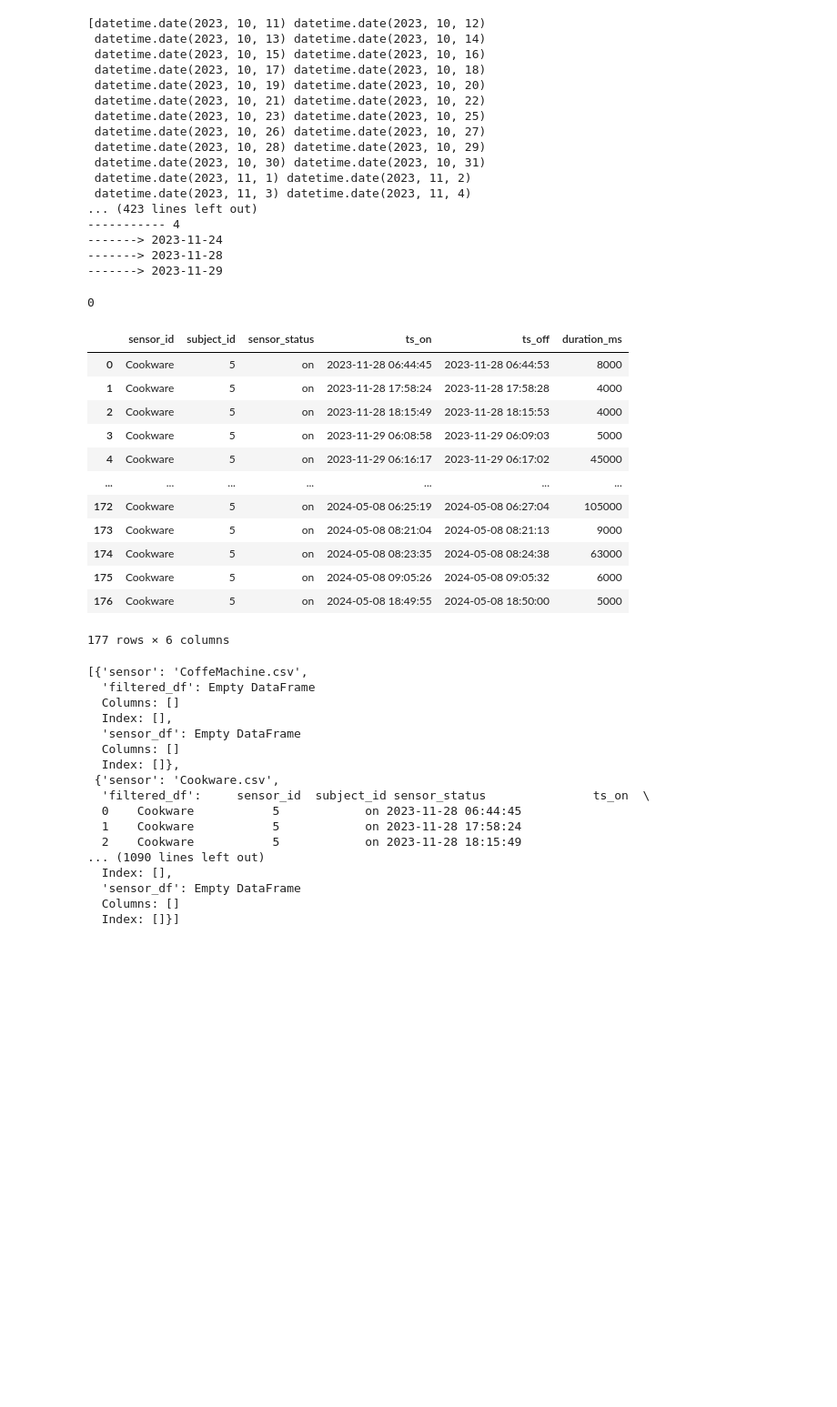
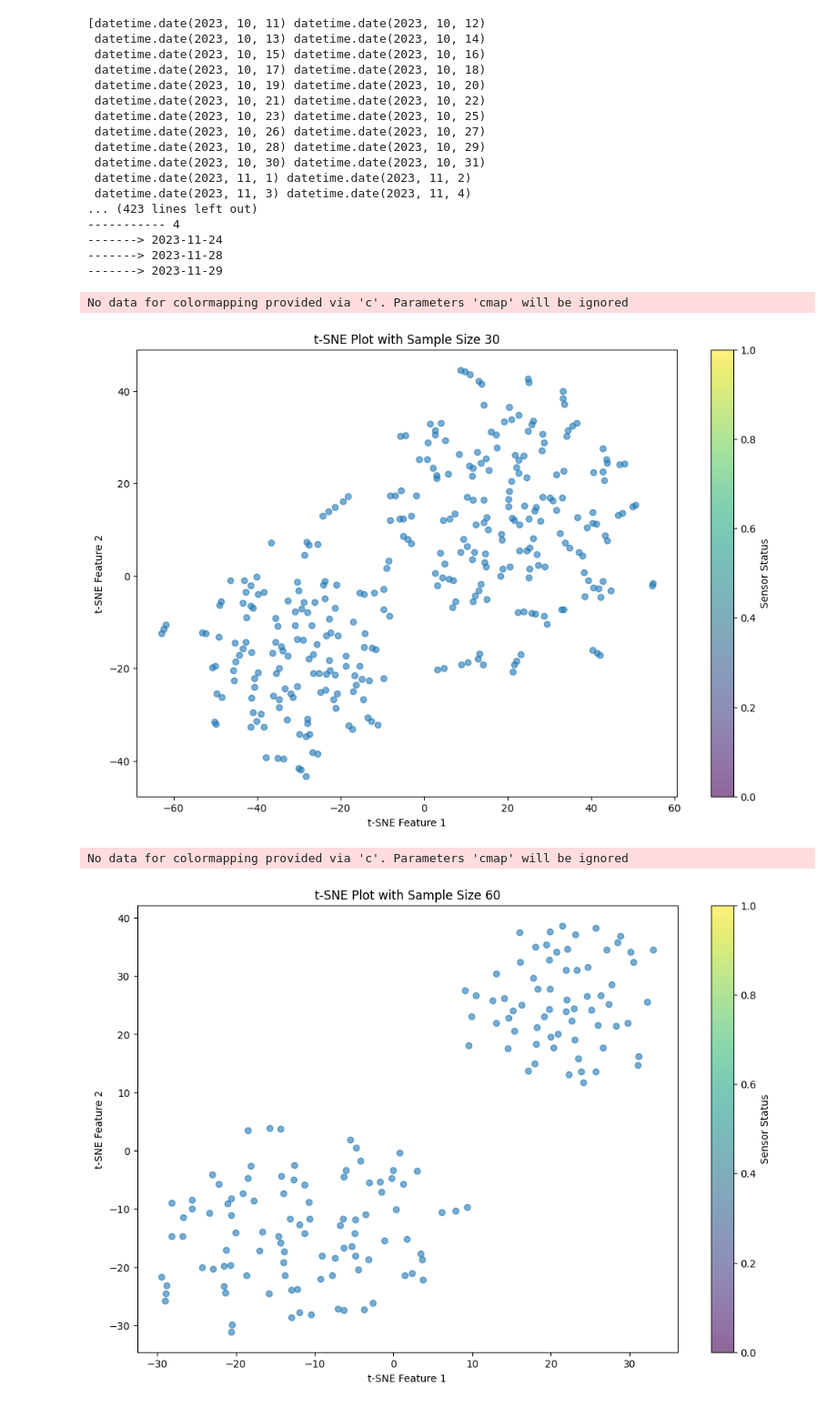
Before and after one commit to priyankar-beep/pilot, a Jupyter notebook: src/main.ipynb, the cells around one changed output. Shown at 91% size. Cells and saved outputs as stored; diff of their text form; code cells hidden in the pictures; blank space fills up the shorter version.

```diff
--- a/src/main.ipynb
+++ b/src/main.ipynb
@@ -1039,46 +1082,6 @@ for sub in range(5):#len(subject_data)):
 -------> 2023-11-24
 -------> 2023-11-28
 -------> 2023-11-29
-# %%
-len(subject_i_data[0]['filtered_df'])
-# %% [output]
-0
-# %%
-subject_i_data[1]['filtered_df']
-# %% [output]
-|  | sensor_id | subject_id | sensor_status | ts_on | ts_off | duration_ms |
-| 0 | Cookware | 5 | on | 2023-11-28 06:44:45 | 2023-11-28 06:44:53 | 8000 |
-| 1 | Cookware | 5 | on | 2023-11-28 17:58:24 | 2023-11-28 17:58:28 | 4000 |
-| 2 | Cookware | 5 | on | 2023-11-28 18:15:49 | 2023-11-28 18:15:53 | 4000 |
-| 3 | Cookware | 5 | on | 2023-11-29 06:08:58 | 2023-11-29 06:09:03 | 5000 |
-| 4 | Cookware | 5 | on | 2023-11-29 06:16:17 | 2023-11-29 06:17:02 | 45000 |
-| ... | ... | ... | ... | ... | ... | ... |
-| 172 | Cookware | 5 | on | 2024-05-08 06:25:19 | 2024-05-08 06:27:04 | 105000 |
-| 173 | Cookware | 5 | on | 2024-05-08 08:21:04 | 2024-05-08 08:21:13 | 9000 |
-| 174 | Cookware | 5 | on | 2024-05-08 08:23:35 | 2024-05-08 08:24:38 | 63000 |
-| 175 | Cookware | 5 | on | 2024-05-08 09:05:26 | 2024-05-08 09:05:32 | 6000 |
-| 176 | Cookware | 5 | on | 2024-05-08 18:49:55 | 2024-05-08 18:50:00 | 5000 |
-177 rows × 6 columns
-# %%
-subject_i_data
-# %% [output]
-[{'sensor': 'CoffeMachine.csv',
-  'filtered_df': Empty DataFrame
-  Columns: []
-  Index: [],
-  'sensor_df': Empty DataFrame
-  Columns: []
-  Index: []},
- {'sensor': 'Cookware.csv',
-  'filtered_df':     sensor_id  subject_id sensor_status               ts_on  \
-  0    Cookware           5            on 2023-11-28 06:44:45
-  1    Cookware           5            on 2023-11-28 17:58:24
-  2    Cookware           5            on 2023-11-28 18:15:49
-... (1090 lines left out)
-  Index: [],
-  'sensor_df': Empty DataFrame
-  Columns: []
-  Index: []}]
 # %%
 # b = []
 # ws = pd.to_datetime('2023-10-11 16:18:35.414')
@@ -1132,3 +1135,16 @@ subject_i_data
 #                 break
 
 #     a.append({sensor_name:vector})
+# %%
+data = '/home/hubble/work/serenade/data/subject_3/environmentals/Printer.csv'
+df = pd.read_csv(data)
+df = df[:10000]
+
+
+for size in [30, 60, 90, 120, 150, 180]:# 210, 240, 270, 300]:
+    plot_tsne(size, df)
+# %% [output]
+No data for colormapping provided via 'c'. Parameters 'cmap' will be ignored
+[figure, added]
+No data for colormapping provided via 'c'. Parameters 'cmap' will be ignored
+[figure, added]
```
Also changed, not shown: parts of 7 cells of this notebook, 2 other files.
